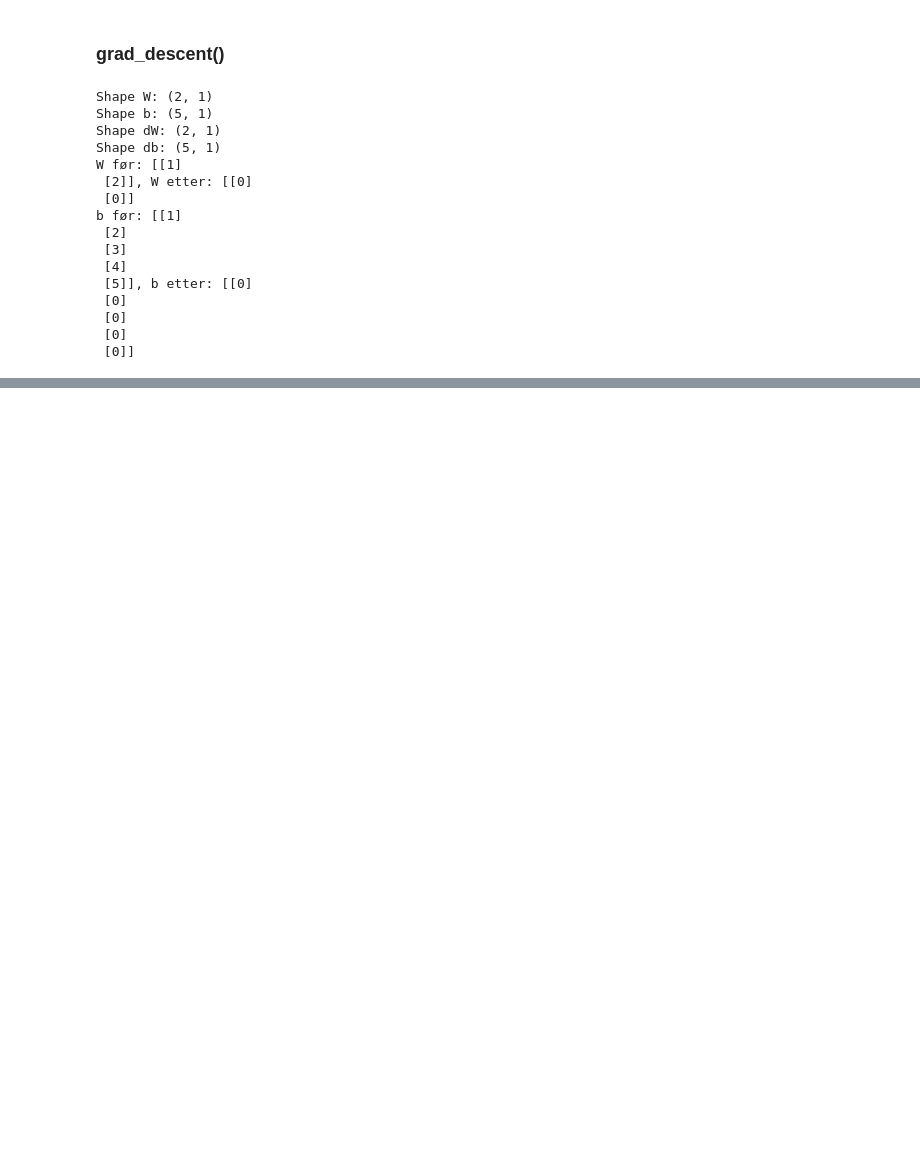
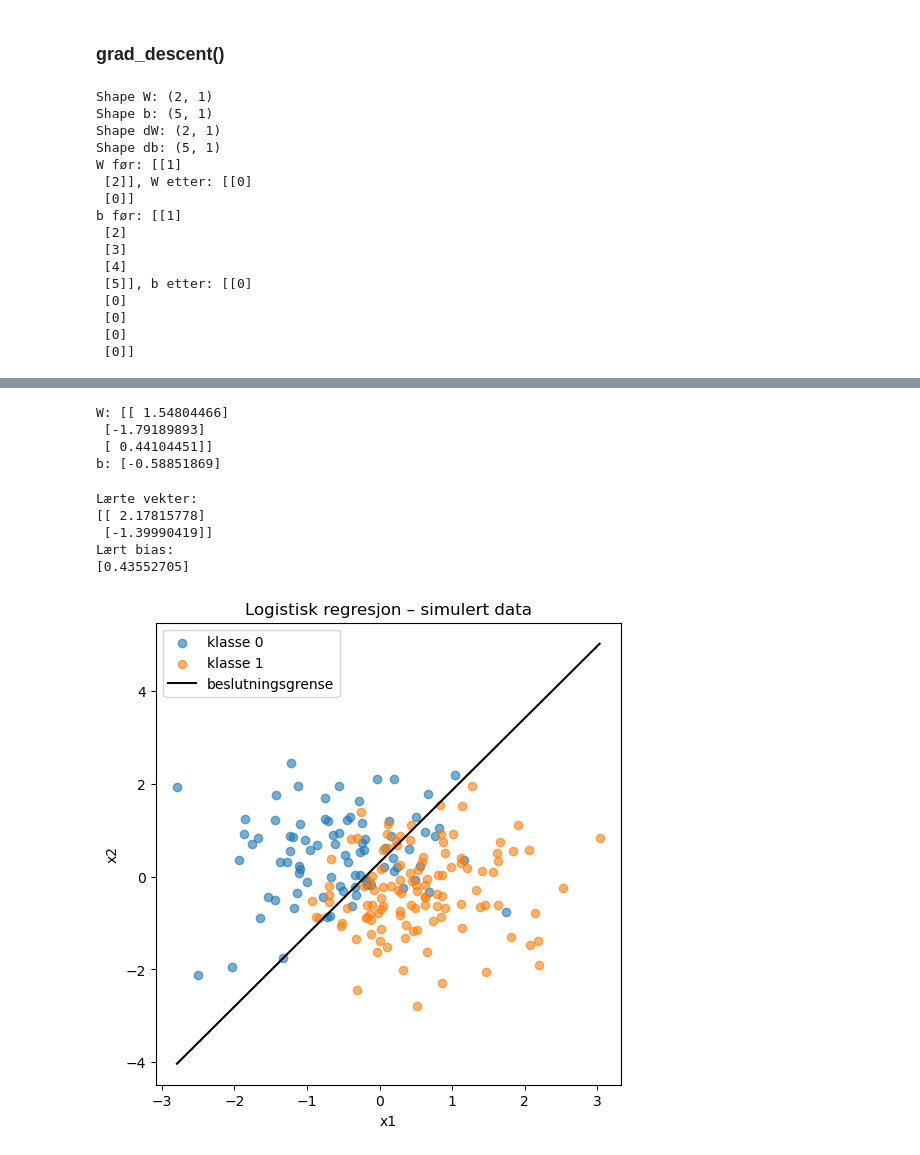
Before and after one commit to aadnerol/HON2200, a Jupyter notebook: oblig/code/testing.ipynb, the cells around one changed output, grey strips where cells are left out. Cells and saved outputs as stored; diff of their text form; code cells hidden in the pictures; blank space fills up the shorter version.

Commit message:
Lagd fit_model funksjon

```diff
--- a/oblig/code/testing.ipynb
+++ b/oblig/code/testing.ipynb
@@ -119,0 +140,10 @@ b før: [[1]
+# %%
+W, b = fit_model(X, y, eta=0.01, n_iters=10000)
+
+print("W:", W)
+print("b:", b)
+# %% [output]
+W: [[ 1.54804466]
+ [-1.79189893]
+ [ 0.44104451]]
+b: [-0.58851869]
@@ -119,0 +152,65 @@ b før: [[1]
+# %%
+# ---- 1. Simuler data ----
+np.random.seed(1)
+
+n = 200
+X = np.random.randn(n, 2)
+
+W_true = np.array([[2.0], [-1.0]])
+b_true = 0.5
+
+z = X @ W_true + b_true
+p = 1 / (1 + np.exp(-z))
+
+y = (np.random.rand(n,1) < p).astype(int)
+
+# ---- 2. Tren modellen ----
+W, b = fit_model(X, y, eta=0.01, n_iters=10000)
+
+print("Lærte vekter:")
+print(W)
+print("Lært bias:")
+print(b)
+
+# ---- 3. Plot datapunkter ----
+plt.figure(figsize=(6,6))
+
+plt.scatter(
+    X[y[:,0] == 0, 0],
+    X[y[:,0] == 0, 1],
+    label="klasse 0",
+    alpha=0.6
+)
+
+plt.scatter(
+    X[y[:,0] == 1, 0],
+    X[y[:,0] == 1, 1],
+    label="klasse 1",
+    alpha=0.6
+)
+
+# ---- 4. Plot beslutningsgrense ----
+# Beslutningsgrensen er der sigmoid = 0.5
+# altså: W1*x1 + W2*x2 + b = 0
+
+x_vals = np.linspace(X[:,0].min(), X[:,0].max(), 100)
+
+w1 = W[0,0]
+w2 = W[1,0]
+
+y_vals = -(w1*x_vals + b)/w2
+
+plt.plot(x_vals, y_vals, color="black", label="beslutningsgrense")
+
+plt.xlabel("x1")
+plt.ylabel("x2")
+plt.legend()
+plt.title("Logistisk regresjon – simulert data")
+plt.show()
+# %% [output]
+Lærte vekter:
+[[ 2.17815778]
+ [-1.39990419]]
+Lært bias:
+[0.43552705]
+[figure, added]
```
Also changed, not shown: parts of 7 cells of this notebook, 1 other file.
